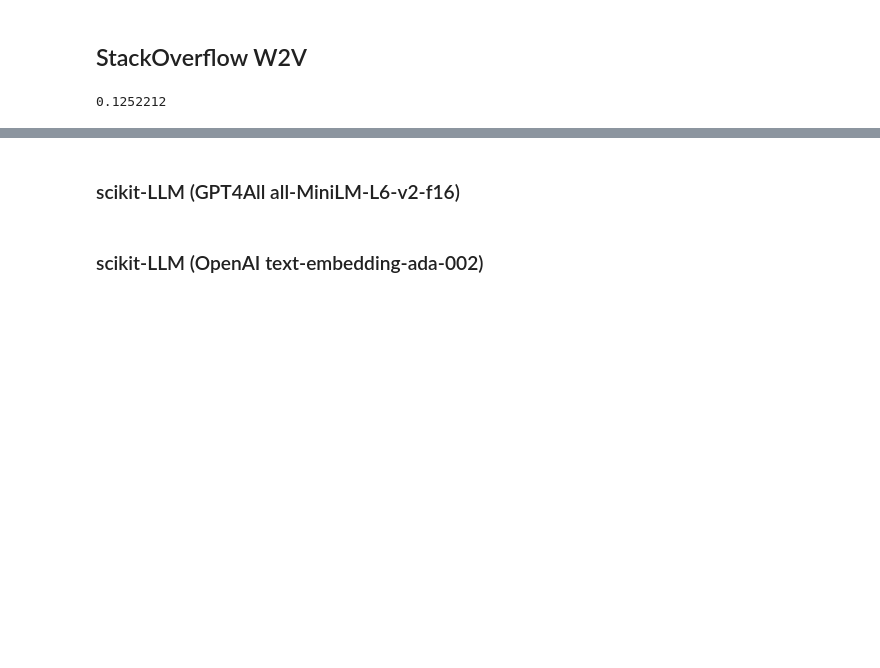
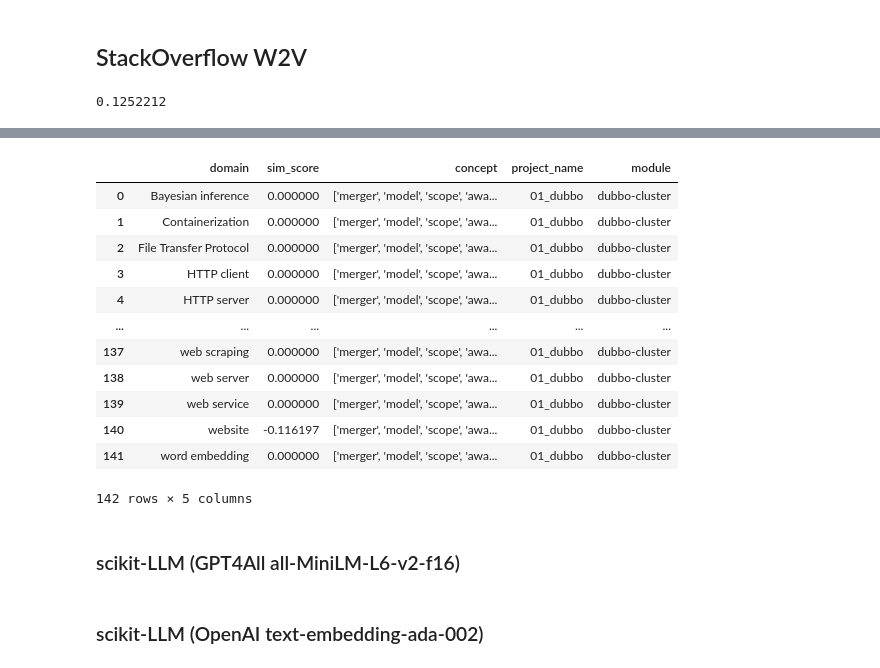
Before and after one commit to zakipauzi/concept-domain-coverage, a Jupyter notebook: 2_topic_ad_matching_embeddings.ipynb, the cells around one changed output, grey strips where cells are left out. Drawn from its saved outputs; the diff is of its cells as text; code cells hidden in the pictures; blank space fills up the shorter version.

```diff
--- a/2_topic_ad_matching_embeddings.ipynb
+++ b/2_topic_ad_matching_embeddings.ipynb
@@ -259,0 +224,19 @@ sow2v_domain_match_df
+# %%
+sow2v_test_domain_res = []
+
+for i, con in enumerate(test_concept_list):
+
+    c = ast.literal_eval(con)
+
+    for con_str in c:
+
+        df_res = comp_con_domains_sow2v(so_w2v_model, con_str, domains_list[i])
+
+        df_res['concept'] = str(con_str)
+        proj_name = proj_names.values[i][0]
+        module_name = proj_names.values[i][1]
+
+        df_res['project_name'] = str(proj_name)
+        df_res['module'] = str(module_name)
+
+        sow2v_test_domain_res.append(df_res)
@@ -260 +267,17 @@ sow2v_domain_match_df
+# %%
+sow2v_test_domain_res[0]
+# %% [output]
+|  | domain | sim_score | concept | project_name | module |
+| 0 | Bayesian inference | 0.000000 | ['merger', 'model', 'scope', 'awa... | 01_dubbo | dubbo-cluster |
+| 1 | Containerization | 0.000000 | ['merger', 'model', 'scope', 'awa... | 01_dubbo | dubbo-cluster |
+| 2 | File Transfer Protocol | 0.000000 | ['merger', 'model', 'scope', 'awa... | 01_dubbo | dubbo-cluster |
+| 3 | HTTP client | 0.000000 | ['merger', 'model', 'scope', 'awa... | 01_dubbo | dubbo-cluster |
+| 4 | HTTP server | 0.000000 | ['merger', 'model', 'scope', 'awa... | 01_dubbo | dubbo-cluster |
+| ... | ... | ... | ... | ... | ... |
+| 137 | web scraping | 0.000000 | ['merger', 'model', 'scope', 'awa... | 01_dubbo | dubbo-cluster |
+| 138 | web server | 0.000000 | ['merger', 'model', 'scope', 'awa... | 01_dubbo | dubbo-cluster |
+| 139 | web service | 0.000000 | ['merger', 'model', 'scope', 'awa... | 01_dubbo | dubbo-cluster |
+| 140 | website | -0.116197 | ['merger', 'model', 'scope', 'awa... | 01_dubbo | dubbo-cluster |
+| 141 | word embedding | 0.000000 | ['merger', 'model', 'scope', 'awa... | 01_dubbo | dubbo-cluster |
+142 rows × 5 columns
 # %%
```
Also changed, not shown: parts of 10 cells of this notebook, 1 other file.
